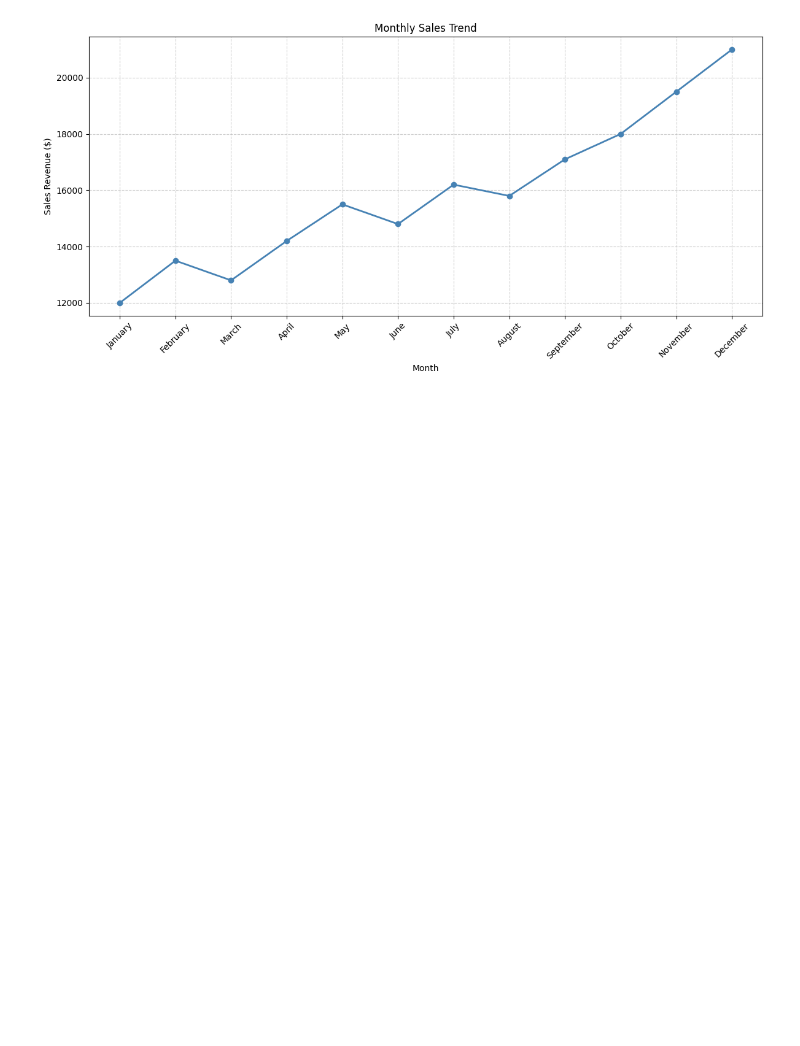
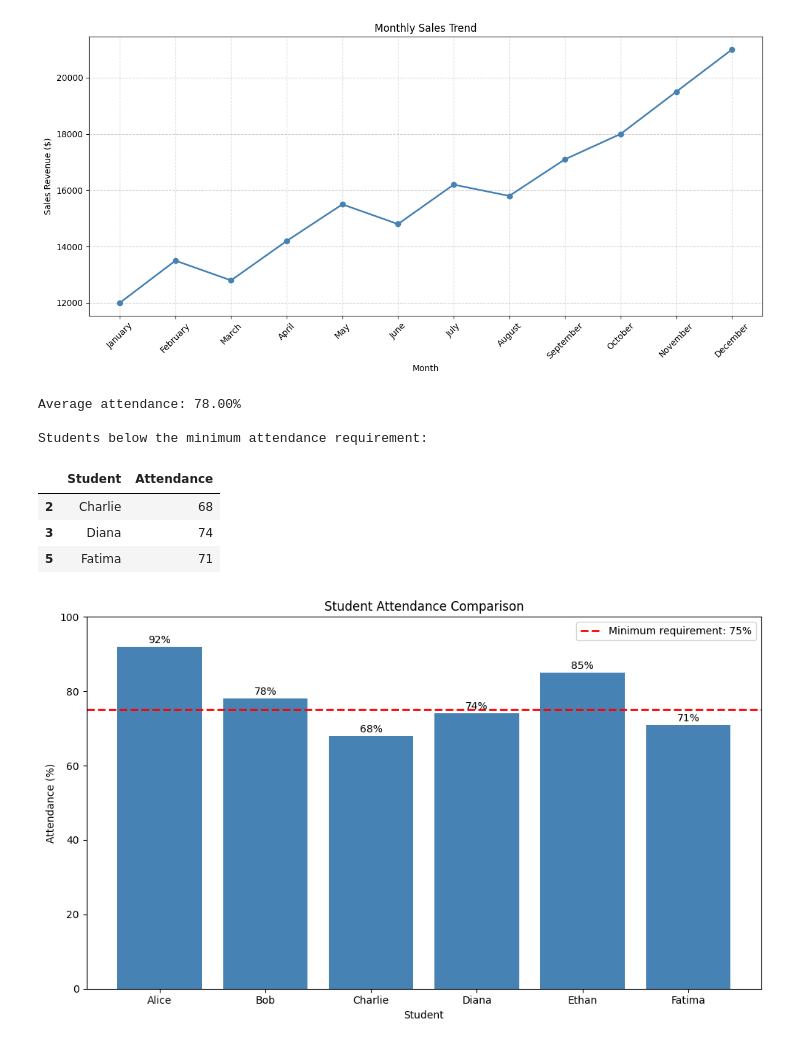
Before and after one commit to dewx21/PYTHON, a Jupyter notebook: l&t/cloud_notebooks/session5/session5_projects.ipynb, the cells around one changed output. Saved outputs shown, nothing was run; the diff lists cells and outputs as text; code cells hidden in the pictures; blank space fills up the shorter version.

```diff
--- a/l&t/cloud_notebooks/session5/session5_projects.ipynb
+++ b/l&t/cloud_notebooks/session5/session5_projects.ipynb
@@ -160,3 +160,56 @@ Total revenue: $190,400.00
 Average monthly sales: $15,866.67
 Best-performing month: December ($21,000.00)
 [figure]
+# %%
+# Attendance percentages for each student
+attendance = [92, 78, 68, 74, 85, 71]
+students["Attendance"] = attendance
+
+minimum_attendance = 75
+
+# NumPy calculates the average attendance
+average_attendance = np.mean(students["Attendance"].values)
+print(f"Average attendance: {average_attendance:.2f}%")
+
+# Pandas identifies students below the 75% requirement
+below_requirement = students[students["Attendance"] < minimum_attendance]
+
+print("\nStudents below the minimum attendance requirement:")
+display(below_requirement[["Student", "Attendance"]])
+
+# Matplotlib compares every student's attendance with the requirement
+plt.figure(figsize=(10, 6))
+bars = plt.bar(students["Student"], students["Attendance"], color="steelblue")
+
+plt.axhline(
+    minimum_attendance,
+    color="red",
+    linestyle="--",
+    linewidth=2,
+    label=f"Minimum requirement: {minimum_attendance}%"
+)
+
+for bar, attendance_value in zip(bars, students["Attendance"]):
+    plt.text(
+        bar.get_x() + bar.get_width() / 2,
+        bar.get_height() + 1,
+        f"{attendance_value}%",
+        ha="center"
+    )
+
+plt.title("Student Attendance Comparison")
+plt.xlabel("Student")
+plt.ylabel("Attendance (%)")
+plt.ylim(0, 100)
+plt.legend()
+plt.tight_layout()
+plt.show()
+# %% [output]
+Average attendance: 78.00%
+
+Students below the minimum attendance requirement:
+|  | Student | Attendance |
+| 2 | Charlie | 68 |
+| 3 | Diana | 74 |
+| 5 | Fatima | 71 |
+[figure, added]
```
